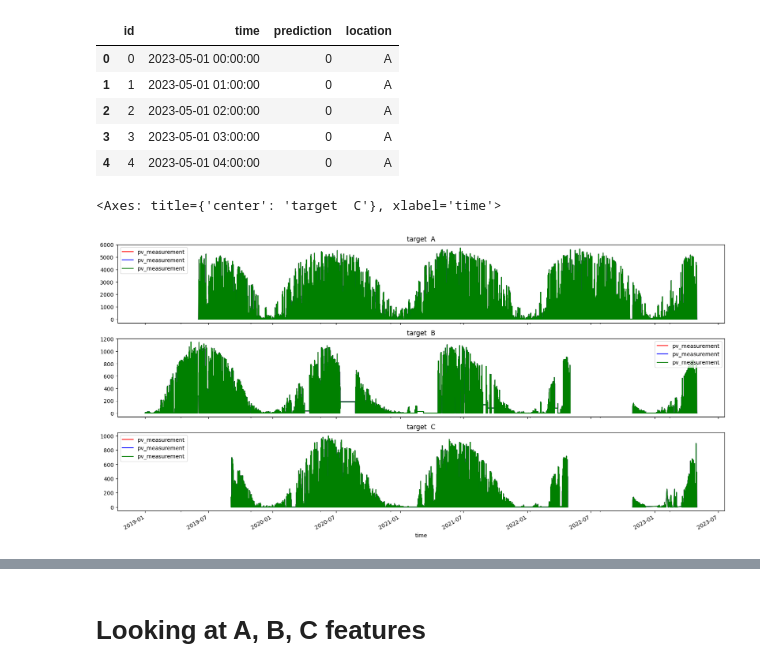
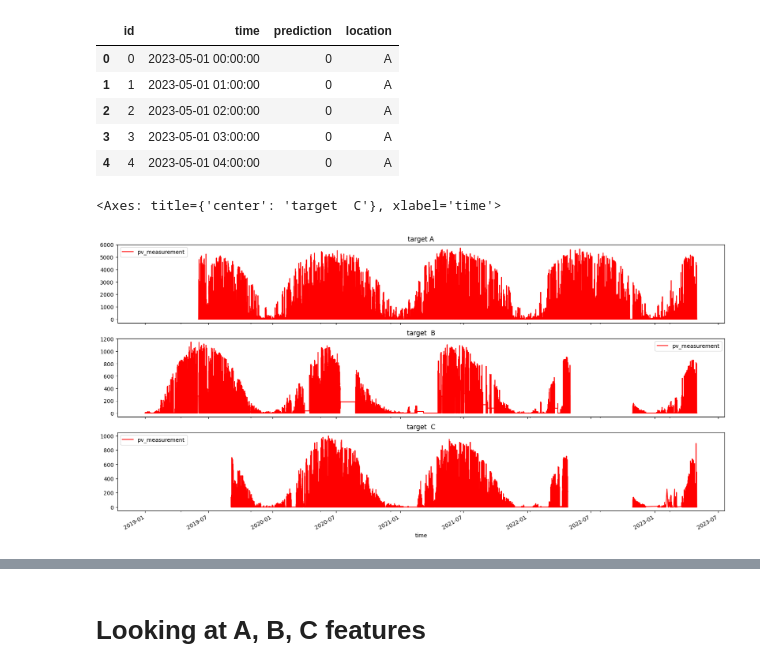
Before and after one commit to mikaelste/TDT4173-project, a Jupyter notebook: mikael/data_exploration.ipynb, the cells around one changed output, grey strips where cells are left out. Drawn from its saved outputs; the diff is of its cells as text; code cells hidden in the pictures.

```diff
--- a/mikael/data_exploration.ipynb
+++ b/mikael/data_exploration.ipynb
@@ -112,19 +111,20 @@ test_df.head()
 | 4 | 4 | 2023-05-01 04:00:00 | 0 | A |
 # %%
 # Plotting a single feature
+
 fig, axs = plt.subplots(3, 1, figsize=(20, 10), sharex=True)
 feature_name = 'pv_measurement'
 train_a[['time', feature_name]].set_index('time').plot(ax=axs[0], title='target A', color='red')
-train_a[['time', feature_name]].set_index('time').plot(ax=axs[0], title='target A', color='blue')
-train_a[['time', feature_name]].set_index('time').plot(ax=axs[0], title='target  A', color='green')
+# train_a[['time', feature_name]].set_index('time').plot(ax=axs[0], title='target A', color='blue')
+# train_a[['time', feature_name]].set_index('time').plot(ax=axs[0], title='target  A', color='green')
 
 train_b[['time', feature_name]].set_index('time').plot(ax=axs[1], title='target  B', color='red')
-train_b[['time', feature_name]].set_index('time').plot(ax=axs[1], title='target  B', color='blue')
-train_b[['time', feature_name]].set_index('time').plot(ax=axs[1], title='target  B', color='green')
+# train_b[['time', feature_name]].set_index('time').plot(ax=axs[1], title='target  B', color='blue')
+# train_b[['time', feature_name]].set_index('time').plot(ax=axs[1], title='target  B', color='green')
 
 train_c[['time', feature_name]].set_index('time').plot(ax=axs[2], title='target  C', color='red')
-train_c[['time', feature_name]].set_index('time').plot(ax=axs[2], title='target  C', color='blue')
-train_c[['time', feature_name]].set_index('time').plot(ax=axs[2], title='target  C', color='green')
+# train_c[['time', feature_name]].set_index('time').plot(ax=axs[2], title='target  C', color='blue')
+# train_c[['time', feature_name]].set_index('time').plot(ax=axs[2], title='target  C', color='green')
 # %% [output]
 <Axes: title={'center': 'target  C'}, xlabel='time'>
-[figure, old version]
+[figure, new version]
```
Also changed, not shown: parts of 12 cells of this notebook, 11 other files.
